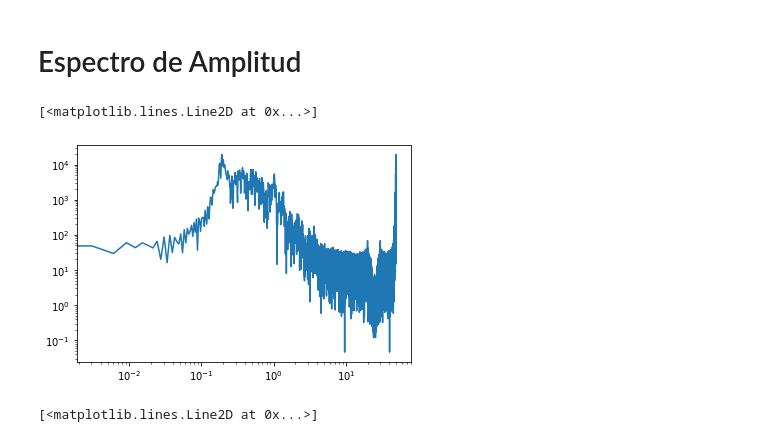
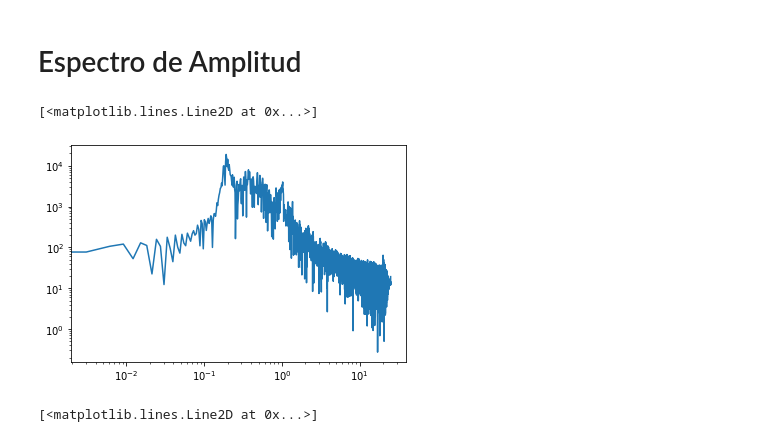
Before and after one commit to elsy-torres/script, a Jupyter notebook: TF-intento.ipynb, the cells around one changed output. Drawn from its saved outputs; the diff is of its cells as text; code cells hidden in the pictures.

```diff
--- a/TF-intento.ipynb
+++ b/TF-intento.ipynb
@@ -110,8 +124,8 @@ data
 | 16447 | 328.94 | 0.410800 | 50.00000 | 1 |
 16448 rows × 4 columns
 # %%
-data['filtro'].iloc[data.index<1000]=signal.cosine(1000)
-data['filtro'].iloc[data.index>15447]=signal.cosine(1000)
+data['filtro'].iloc[data.index<3000]=signal.cosine(3000)
+data['filtro'].iloc[data.index>13447]=signal.cosine(3000)
 data.tail()
 # %% [output]
 A value is trying to be set on a copy of a slice from a DataFrame
@@ -163,4 +181,4 @@ data.head(5)
 # %% [markdown]
 # Calcular la fase de la TF
 # %%
-data['fase'].iloc[0]=0
+#data['fase'].iloc[0]=0
@@ -202,10 +218,10 @@ plt.plot(data['time'],data['signal_filter'])
 # %% [markdown]
 # Espectro de Amplitud
 # %%
-plt.loglog(data['freq'],data['asb'])
+plt.loglog(data['freq'].iloc[0:8224],data['asb'].iloc[0:8224])
 # %% [output]
 [<matplotlib.lines.Line2D at 0x...>]
-[figure, old version]
+[figure, new version]
 # %%
 plt.plot(data['time'],data['asb'])
 # %% [output]
```
Also changed, not shown: parts of 12 cells of this notebook.
